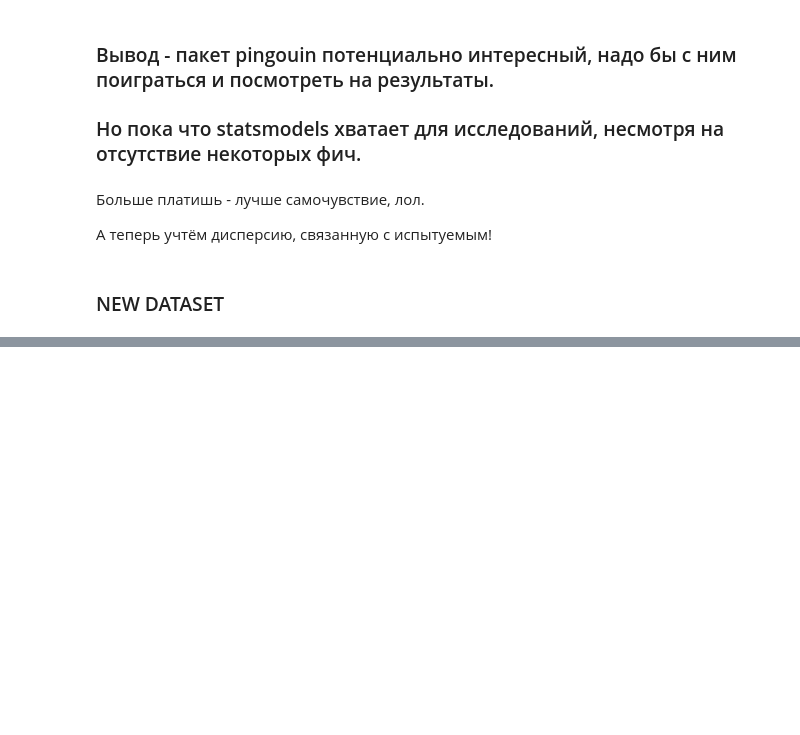
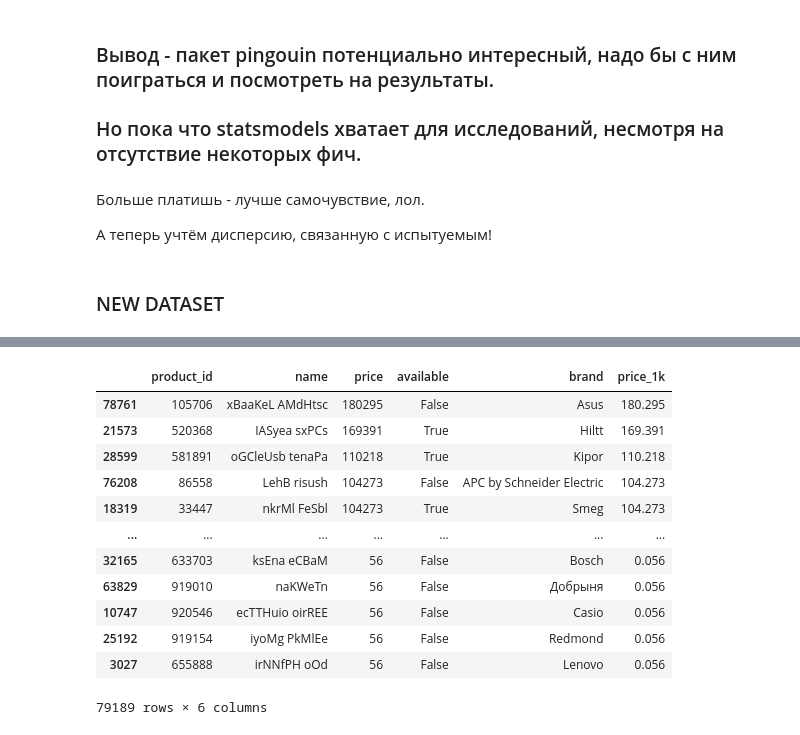
Before and after one commit to Osfory/Statistical_and_Data_Analysis_Test_area, a Jupyter notebook: Python/Common_methods_of_data_analysis.ipynb, the cells around one changed output, grey strips where cells are left out. Saved outputs shown, nothing was run; the diff lists cells and outputs as text; code cells hidden in the pictures; blank space fills up the shorter version.

Commit message:
New dataset addded

```diff
--- a/Python/Common_methods_of_data_analysis.ipynb
+++ b/Python/Common_methods_of_data_analysis.ipynb
@@ -1738,0 +1764,5 @@ aov_table_pills_2.loc[["C(pill):C(doctor)"], "F"]
+# %%
+DATA = "~/PycharmProjects/Datasets/"
+products_path = DATA + "products.csv"
+products = pd.read_csv(products_path, sep=";")
+products.head()
@@ -1738,0 +1776,2 @@ aov_table_pills_2.loc[["C(pill):C(doctor)"], "F"]
+# %%
+products_df = products.copy()
@@ -1738,0 +1866,18 @@ aov_table_pills_2.loc[["C(pill):C(doctor)"], "F"]
+# %%
+products_df["price_1k"] = products_df["price"] / 1000
+# products_df.head()
+products_df.sort_values(by=['price_1k'], ascending=False)
+# %% [output]
+|  | product_id | name | price | available | brand | price_1k |
+| 78761 | 105706 | xBaaKeL AMdHtsc | 180295 | False | Asus | 180.295 |
+| 21573 | 520368 | IASyea sxPCs | 169391 | True | Hiltt | 169.391 |
+| 28599 | 581891 | oGCleUsb tenaPa | 110218 | True | Kipor | 110.218 |
+| 76208 | 86558 | LehB risush | 104273 | False | APC by Schneider Electric | 104.273 |
+| 18319 | 33447 | nkrMl FeSbl | 104273 | True | Smeg | 104.273 |
+| ... | ... | ... | ... | ... | ... | ... |
+| 32165 | 633703 | ksEna eCBaM | 56 | False | Bosch | 0.056 |
+| 63829 | 919010 | naKWeTn | 56 | False | Добрыня | 0.056 |
+| 10747 | 920546 | ecTTHuio oirREE | 56 | False | Casio | 0.056 |
+| 25192 | 919154 | iyoMg PkMlEe | 56 | False | Redmond | 0.056 |
+| 3027 | 655888 | irNNfPH oOd | 56 | False | Lenovo | 0.056 |
+79189 rows × 6 columns
```
Also changed, not shown: parts of 11 cells of this notebook.
